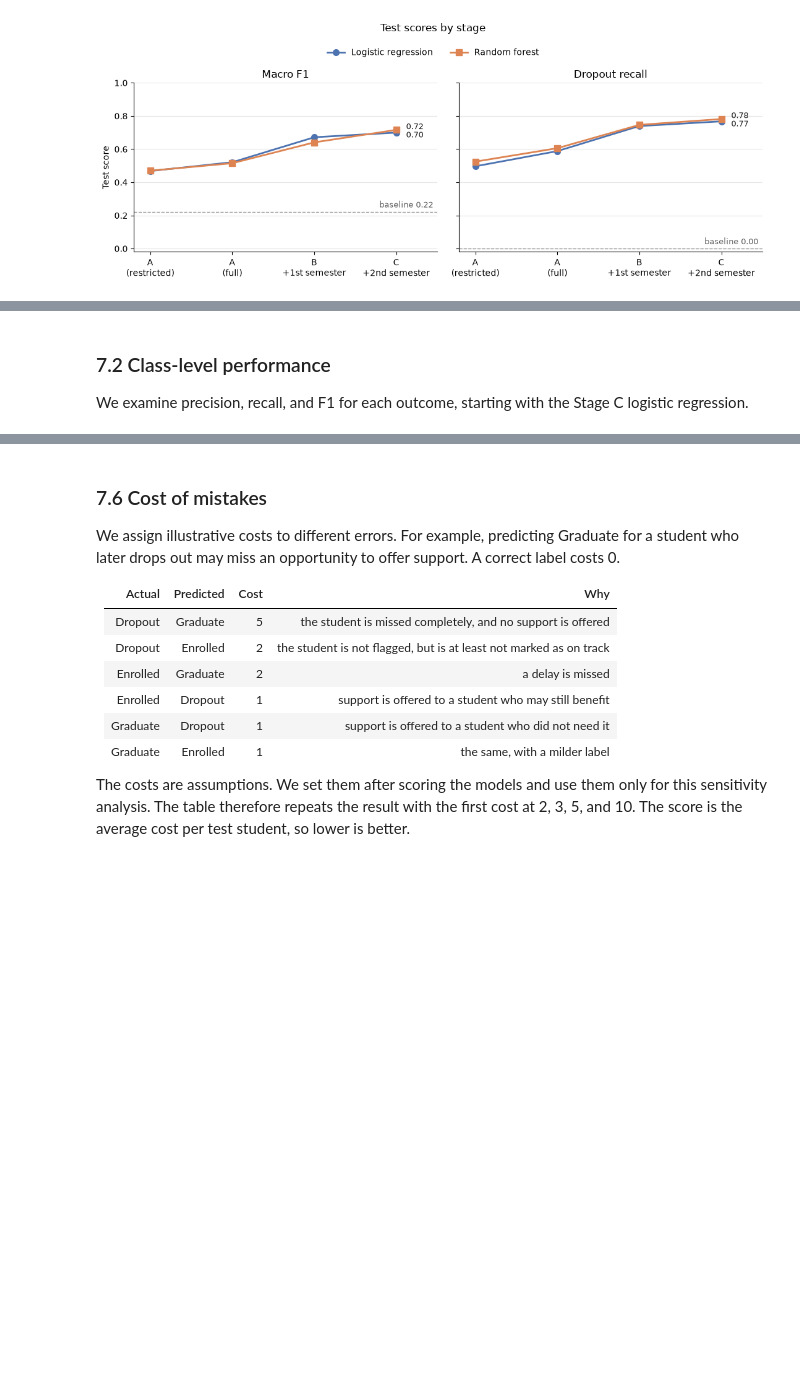
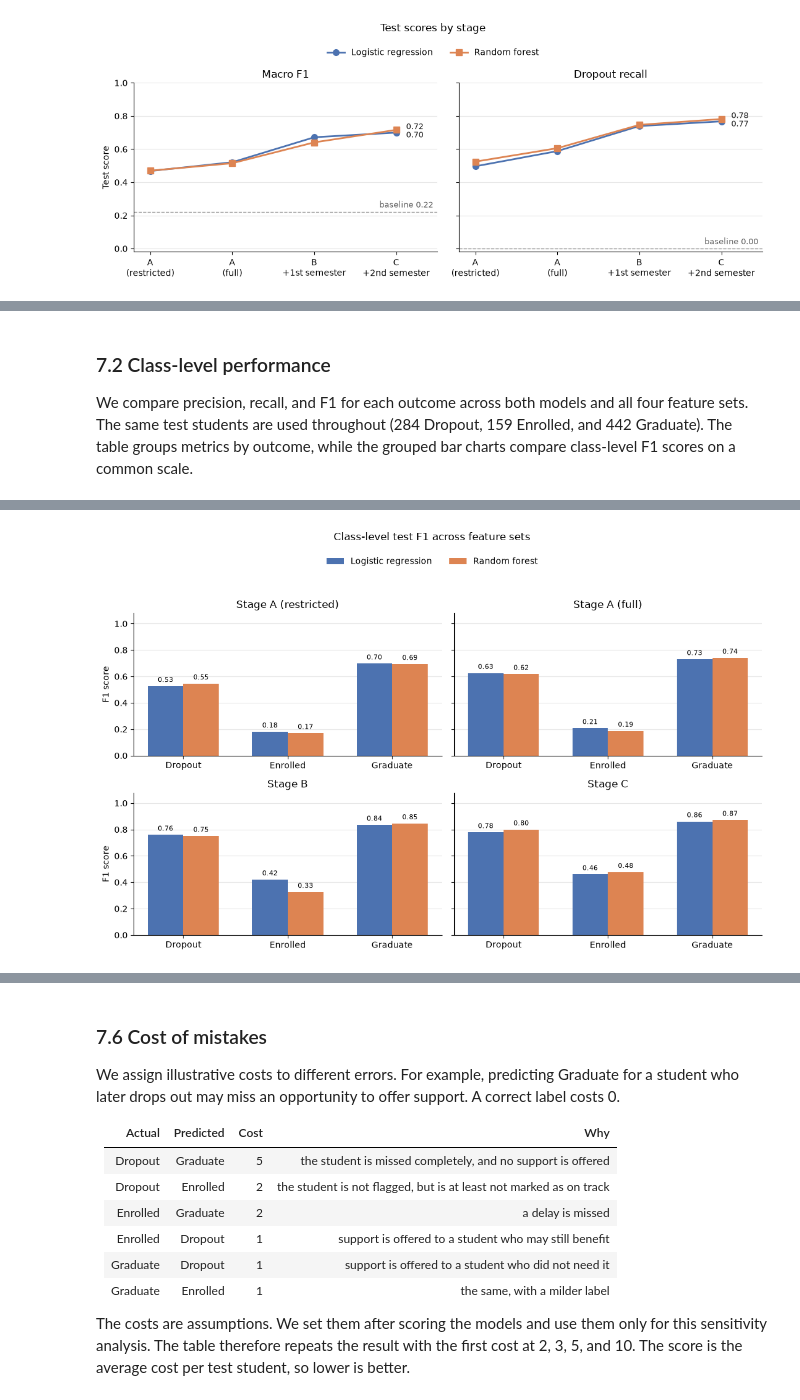
Before and after one commit to rohitt313/CIS-4020, a Jupyter notebook: CIS4020_Course_Project.ipynb, the cells around one changed output, grey strips where cells are left out. Saved outputs shown, nothing was run; the diff lists cells and outputs as text; code cells hidden in the pictures; blank space fills up the shorter version.

```diff
--- a/CIS4020_Course_Project.ipynb
+++ b/CIS4020_Course_Project.ipynb
@@ -1644,10 +1654,78 @@ Both models beat the baseline at every stage. The baseline had a macro F1 of 0.2
 # %% [markdown]
 ### 7.2 Class-level performance
 
-We examine precision, recall, and F1 for each outcome, starting with the Stage C logistic regression.
+We compare precision, recall, and F1 for each outcome across both models and all four feature sets. The same test students are used throughout (284 Dropout, 159 Enrolled, and 442 Graduate). The table groups metrics by outcome, while the grouped bar charts compare class-level F1 scores on a common scale.
 # %%
-predicted = model.predict(X_test[STAGE_C])
-print(f"test accuracy: {model.score(X_test[STAGE_C], y_test):.3f}")
-print()
-print(classification_report(y_test, predicted))
+CLASS_OUTCOMES = ["Dropout", "Enrolled", "Graduate"]
+class_rows = []
+class_predictions = {}
+
+for set_name in stage_order:
+    for model_name in MODELS:
+        key = (model_name, set_name)
+        guesses = stage_models[key].predict(X_test[FEATURE_SETS[set_name]])
+        class_predictions[key] = guesses
+        precision, recall, f1, support = precision_recall_fscore_support(
+            y_test, guesses, labels=CLASS_OUTCOMES, zero_division=0
+        )
+        for outcome, p, r, f, count in zip(
+            CLASS_OUTCOMES, precision, recall, f1, support
+        ):
+            class_rows.append({
+                "Feature set": set_name,
+                "Model": model_name,
+                "Outcome": outcome,
+                "Precision": p,
+                "Recall": r,
+                "F1": f,
+                "Support": int(count),
+            })
+
+class_results = pd.DataFrame(class_rows)
+# Retain the Stage C logistic regression predictions for Section 7.3.
+predicted = class_predictions[("Logistic regression", "C")]
+
+class_table = class_results.pivot(
+    index=["Feature set", "Model"],
+    columns="Outcome",
+    values=["Precision", "Recall", "F1"],
+).swaplevel(0, 1, axis=1)
+class_table = class_table.reindex(
+    index=pd.MultiIndex.from_product(
+        [stage_order, list(MODELS)], names=["Feature set", "Model"]
+    ),
+    columns=pd.MultiIndex.from_product(
+        [CLASS_OUTCOMES, ["Precision", "Recall", "F1"]]
+    ),
+)
+display(class_table.round(3))
+
+fig, axes = plt.subplots(2, 2, figsize=(11, 7), sharey=True)
+x = np.arange(len(CLASS_OUTCOMES))
+width = 0.34
+for ax, set_name in zip(axes.flat, stage_order):
+    for i, model_name in enumerate(MODELS):
+        scores = (class_results.loc[
+            (class_results["Feature set"] == set_name)
+            & (class_results["Model"] == model_name)
+        ].set_index("Outcome").loc[CLASS_OUTCOMES, "F1"])
+        color = model_styles[model_name][0]
+        bars = ax.bar(x + (i - 0.5) * width, scores, width,
+                      color=color, label=model_name)
+        ax.bar_label(bars, fmt="%.2f", padding=3, fontsize=8)
+    ax.set_title(f"Stage {set_name}")
+    ax.set_xticks(x, CLASS_OUTCOMES)
+    ax.set_ylim(0, 1.08)
+    ax.set_yticks(np.linspace(0, 1, 6))
+    ax.grid(axis="y", color="#E6E6E6", linewidth=0.8)
+    ax.set_axisbelow(True)
+    ax.spines[["top", "right"]].set_visible(False)
+for ax in axes[:, 0]:
+    ax.set_ylabel("F1 score")
+handles, labels = axes[0, 0].get_legend_handles_labels()
+fig.suptitle("Class-level test F1 across feature sets", y=0.99)
+fig.legend(handles, labels, loc="upper center", ncol=2,
+           frameon=False, bbox_to_anchor=(0.5, 0.95))
+fig.tight_layout(rect=[0, 0, 1, 0.90])
+plt.show()
 # %% [output]
@@ -1665 +1743,2 @@ weighted avg       0.76      0.77      0.76       885
+[figure, added]
 # %% [markdown]
```
Also changed, not shown: parts of 15 cells of this notebook.
